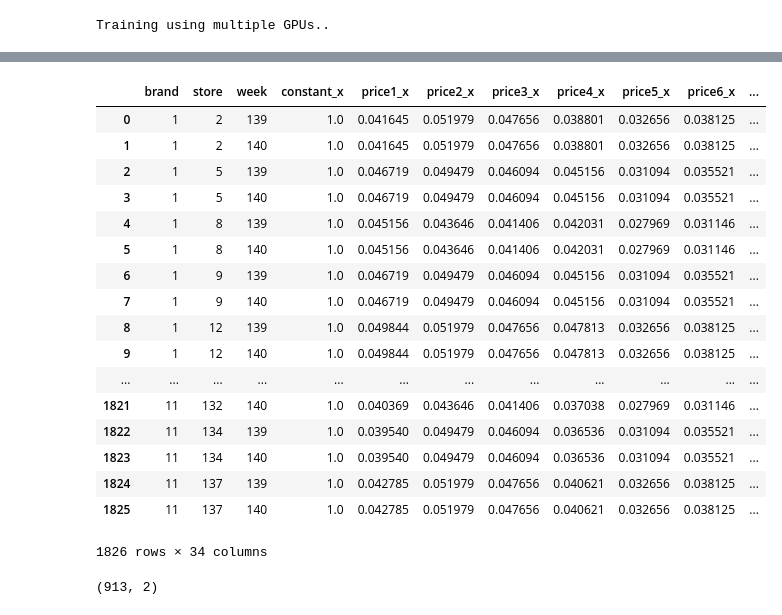
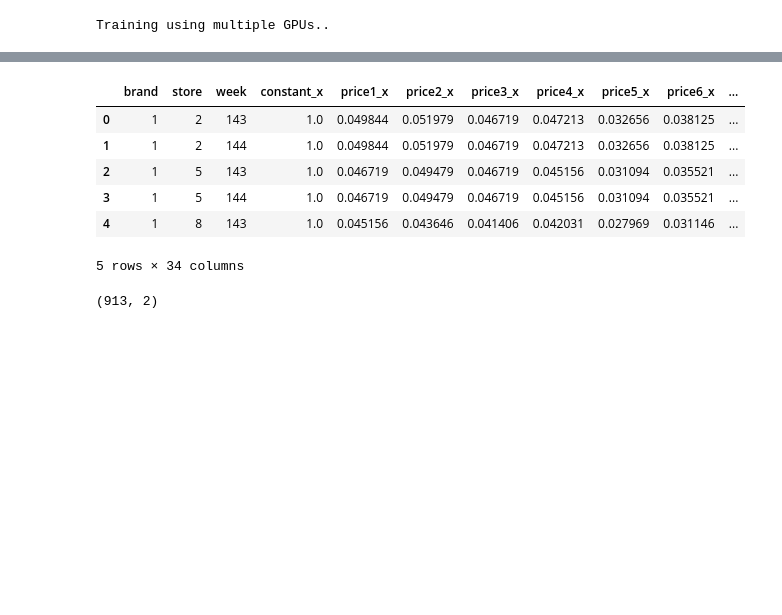
Before and after one commit to sdonohoo/forecasting, a Jupyter notebook: retail_sales/OrangeJuice_Pt_3Weeks_Weekly/submissions/DilatedCNN/train_score (copy 1).ipynb, the cells around one changed output, grey strips where cells are left out. Drawn from its saved outputs; the diff is of its cells as text; code cells hidden in the pictures; blank space fills up the shorter version.

```diff
--- a/retail_sales/OrangeJuice_Pt_3Weeks_Weekly/submissions/DilatedCNN/train_score (copy 1).ipynb
+++ b/retail_sales/OrangeJuice_Pt_3Weeks_Weekly/submissions/DilatedCNN/train_score (copy 1).ipynb
@@ -162,7 +164,7 @@ def normalize_dataframe(df, seq_cols, scaler=MinMaxScaler()):
     df_scaled = pd.concat([df[cols_fixed], df_scaled], axis=1)
     return df_scaled, scaler
 # %%
-r = 1
+r = 3
 print('---- Round ' + str(r+1) + ' ----')
 # Load training data
 train_df = pd.read_csv(os.path.join(TRAIN_DIR, 'train_round_'+str(r+1)+'.csv'))
@@ -362,31 +364,20 @@ plt.show()
 # %%
 # Get expected test output
 test_df = pd.read_csv(os.path.join(TEST_DIR, 'test_round_'+str(r+1)+'.csv'))
 test_df['actual'] = test_df['logmove'].apply(lambda x: round(math.exp(x)))
 test_df.drop('logmove', axis=1, inplace=True)
 
 exp_output = data_filled[data_filled.week >= bs.TEST_START_WEEK_LIST[r]].drop('move', axis=1).reset_index(drop=True)
 exp_output = pd.merge(exp_output, test_df, on=['store', 'brand', 'week'], how='left')
-exp_output
+exp_output.head()
 # %% [output]
 |  | brand | store | week | constant_x | price1_x | price2_x | price3_x | price4_x | price5_x | price6_x | ... |
-| 0 | 1 | 2 | 139 | 1.0 | 0.041645 | 0.051979 | 0.047656 | 0.038801 | 0.032656 | 0.038125 | ... |
-| 1 | 1 | 2 | 140 | 1.0 | 0.041645 | 0.051979 | 0.047656 | 0.038801 | 0.032656 | 0.038125 | ... |
-| 2 | 1 | 5 | 139 | 1.0 | 0.046719 | 0.049479 | 0.046094 | 0.045156 | 0.031094 | 0.035521 | ... |
-| 3 | 1 | 5 | 140 | 1.0 | 0.046719 | 0.049479 | 0.046094 | 0.045156 | 0.031094 | 0.035521 | ... |
-| 4 | 1 | 8 | 139 | 1.0 | 0.045156 | 0.043646 | 0.041406 | 0.042031 | 0.027969 | 0.031146 | ... |
-| 5 | 1 | 8 | 140 | 1.0 | 0.045156 | 0.043646 | 0.041406 | 0.042031 | 0.027969 | 0.031146 | ... |
-| 6 | 1 | 9 | 139 | 1.0 | 0.046719 | 0.049479 | 0.046094 | 0.045156 | 0.031094 | 0.035521 | ... |
-| 7 | 1 | 9 | 140 | 1.0 | 0.046719 | 0.049479 | 0.046094 | 0.045156 | 0.031094 | 0.035521 | ... |
-| 8 | 1 | 12 | 139 | 1.0 | 0.049844 | 0.051979 | 0.047656 | 0.047813 | 0.032656 | 0.038125 | ... |
-| 9 | 1 | 12 | 140 | 1.0 | 0.049844 | 0.051979 | 0.047656 | 0.047813 | 0.032656 | 0.038125 | ... |
-| ... | ... | ... | ... | ... | ... | ... | ... | ... | ... | ... | ... |
-| 1821 | 11 | 132 | 140 | 1.0 | 0.040369 | 0.043646 | 0.041406 | 0.037038 | 0.027969 | 0.031146 | ... |
-| 1822 | 11 | 134 | 139 | 1.0 | 0.039540 | 0.049479 | 0.046094 | 0.036536 | 0.031094 | 0.035521 | ... |
-| 1823 | 11 | 134 | 140 | 1.0 | 0.039540 | 0.049479 | 0.046094 | 0.036536 | 0.031094 | 0.035521 | ... |
-| 1824 | 11 | 137 | 139 | 1.0 | 0.042785 | 0.051979 | 0.047656 | 0.040621 | 0.032656 | 0.038125 | ... |
-| 1825 | 11 | 137 | 140 | 1.0 | 0.042785 | 0.051979 | 0.047656 | 0.040621 | 0.032656 | 0.038125 | ... |
+| 0 | 1 | 2 | 143 | 1.0 | 0.049844 | 0.051979 | 0.046719 | 0.047213 | 0.032656 | 0.038125 | ... |
+| 1 | 1 | 2 | 144 | 1.0 | 0.049844 | 0.051979 | 0.046719 | 0.047213 | 0.032656 | 0.038125 | ... |
+| 2 | 1 | 5 | 143 | 1.0 | 0.046719 | 0.049479 | 0.046719 | 0.045156 | 0.031094 | 0.035521 | ... |
+| 3 | 1 | 5 | 144 | 1.0 | 0.046719 | 0.049479 | 0.046719 | 0.045156 | 0.031094 | 0.035521 | ... |
+| 4 | 1 | 8 | 143 | 1.0 | 0.045156 | 0.043646 | 0.041406 | 0.042031 | 0.027969 | 0.031146 | ... |
-1826 rows × 34 columns
+5 rows × 34 columns
 # %%
 start_timestep = 0
 end_timestep = PRED_STEPS-1
```
Also changed, not shown: parts of 19 cells of this notebook, 1 other file.
